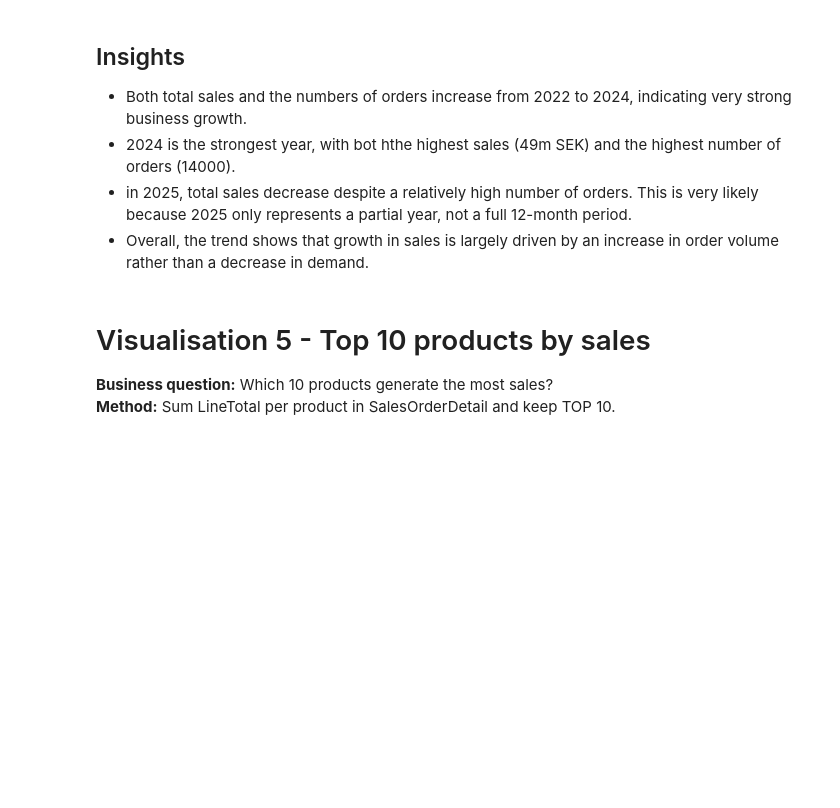
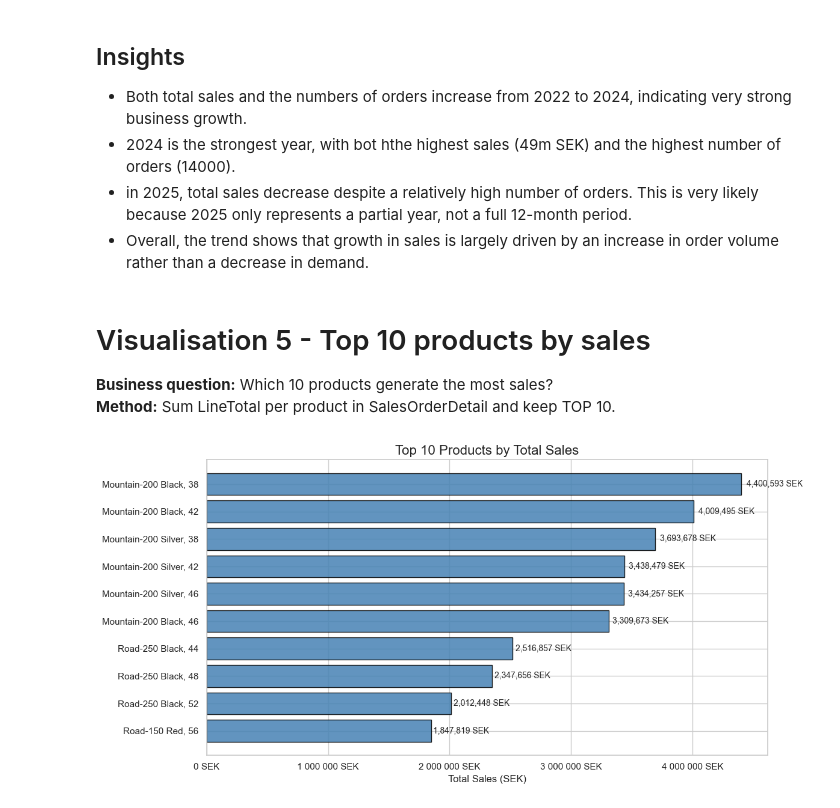
Before and after one commit to Jesdawow/SQL_Adventureworks, a Jupyter notebook: notebooks/analysis.ipynb, the cells around one changed output. Drawn from its saved outputs; the diff is of its cells as text; code cells hidden in the pictures; blank space fills up the shorter version.

```diff
--- a/notebooks/analysis.ipynb
+++ b/notebooks/analysis.ipynb
@@ -190,3 +201,24 @@ plt.show()
 # Visualisation 5 - Top 10 products by sales
 **Business question:** Which 10 products generate the most sales?
 **Method:** Sum LineTotal per product in SalesOrderDetail and keep TOP 10.
+# %%
+sql = read_sql_file("vis5.sql")
+df5 = query_df(sql)
+
+df5 = df5.sort_values('TotalSales', ascending=True)
+
+fig, ax = plt.subplots(figsize=(12, 6))
+bars = ax.barh(df5['ProductName'], df5['TotalSales'], edgecolor='black', alpha=0.85, color="steelblue")
+
+for bar in bars:
+    width = bar.get_width()
+    ax.text(width * 1.01, bar.get_y() + bar.get_height() / 2, f"{width:,.0f} SEK", va='center', fontsize=10)
+
+ax.set_title("Top 10 Products by Total Sales", fontsize=16)
+ax.set_xlabel("Total Sales (SEK)", fontsize=12)
+ax.xaxis.set_major_formatter(sek_formatter)
+
+plt.tight_layout()
+plt.show()
+# %% [output]
+[figure, added]
```
Also changed, not shown: parts of 12 cells of this notebook, 12 other files.
